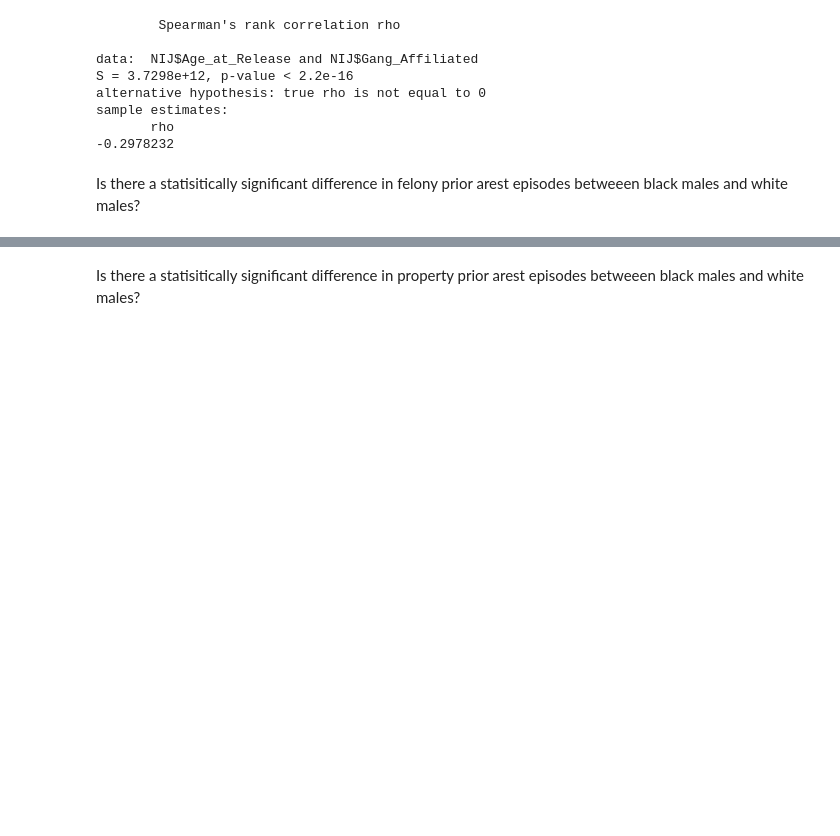
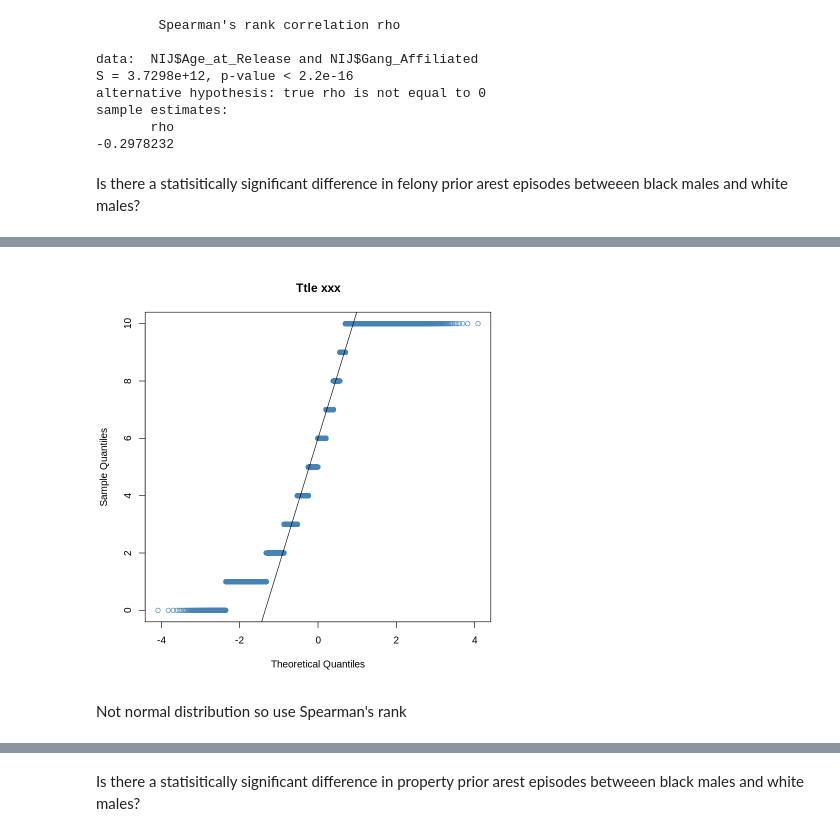
Before and after one commit to feaviolp/msc-project, a Jupyter notebook: NIJ statistics.ipynb, the cells around one changed output, grey strips where cells are left out. Drawn from its saved outputs; the diff is of its cells as text; code cells hidden in the pictures; blank space fills up the shorter version.

```diff
--- a/NIJ statistics.ipynb
+++ b/NIJ statistics.ipynb
@@ -371,0 +382,9 @@ Is there a statisitically significant difference in felony prior arest episodes
+# %%
+qqnorm(Male$Prior_Arrest_Episodes_Felony,
+  col='steelblue',
+  main='Ttle xxx',)
+qqline(Male$Prior_Arrest_Episodes_Felony)
+# %% [output]
+[figure, added]
+# %% [markdown]
+Not normal distribution so use Spearman's rank
```
Also changed, not shown: parts of 23 cells of this notebook.
